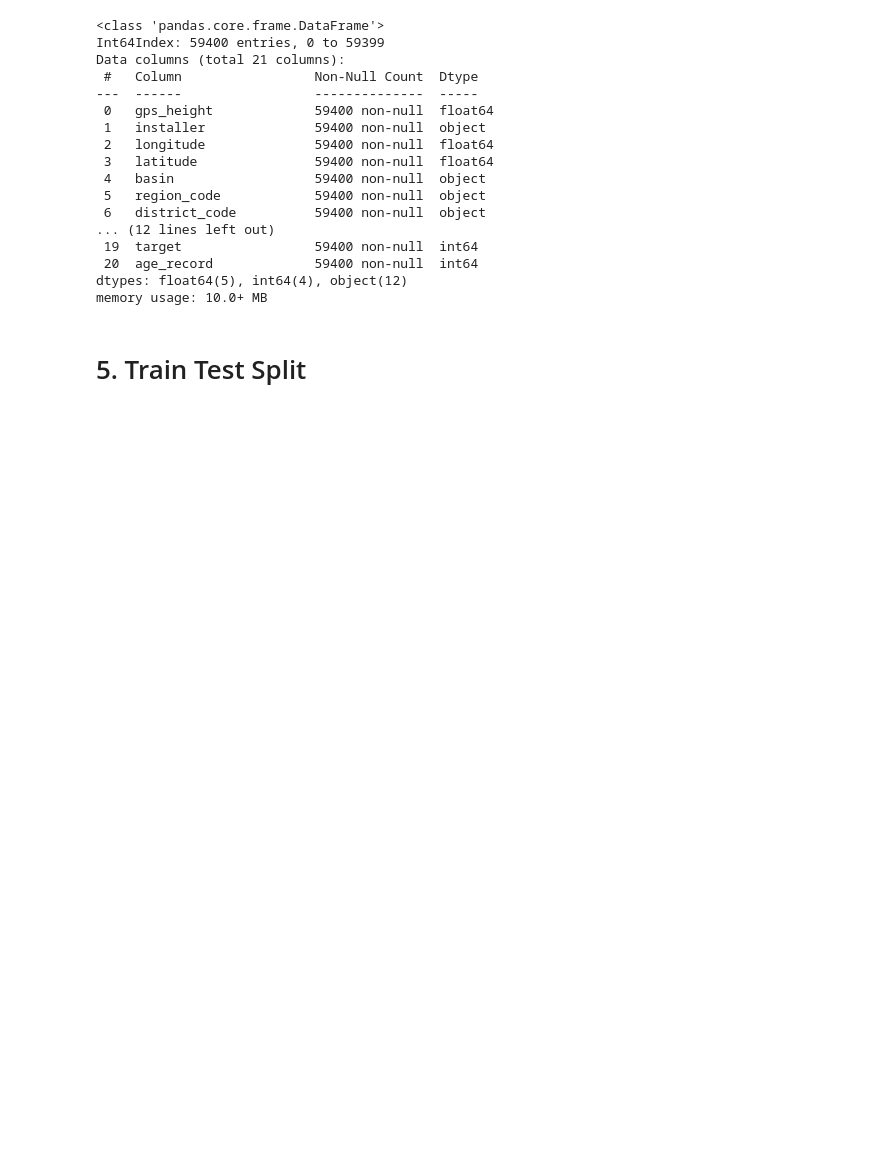
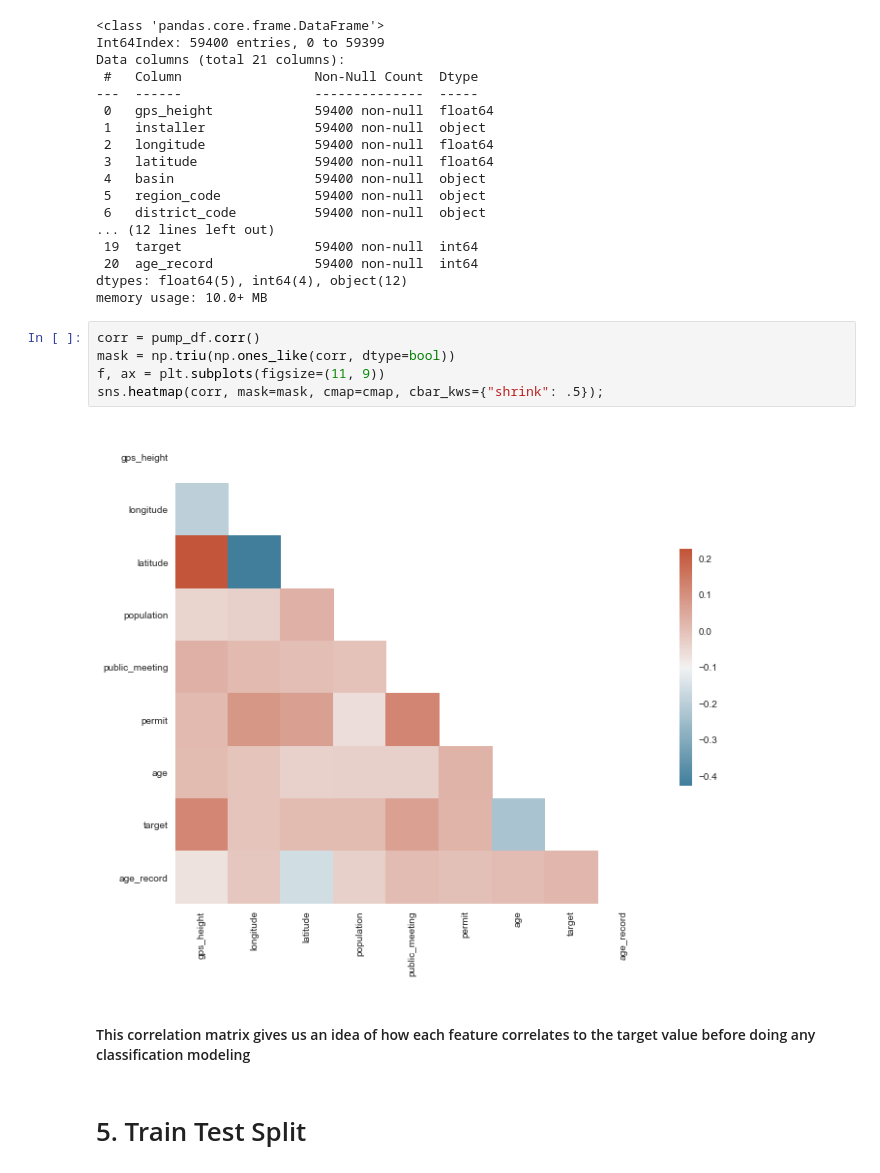
Before and after one commit to hannah-schurman/tanzania-water-pump-project, a Jupyter notebook: tanzania_water_pump.ipynb, the cells around one changed output. Saved outputs shown, nothing was run; the diff lists cells and outputs as text; blank space fills up the shorter version.

Commit message:
clean up models/visualizations

```diff
--- a/tanzania_water_pump.ipynb
+++ b/tanzania_water_pump.ipynb
@@ -360,6 +360,15 @@ Data columns (total 21 columns):
  20  age_record             59400 non-null  int64
 dtypes: float64(5), int64(4), object(12)
 memory usage: 10.0+ MB
+# %%
+corr = pump_df.corr()
+mask = np.triu(np.ones_like(corr, dtype=bool))
+f, ax = plt.subplots(figsize=(11, 9))
+sns.heatmap(corr, mask=mask, cmap=cmap, cbar_kws={"shrink": .5});
+# %% [output]
+[figure, added]
+# %% [markdown]
+#### This correlation matrix gives us an idea of how each feature correlates to the target value before doing any classification modeling
 # %% [markdown]
 # 5. Train Test Split
 # %%
```
